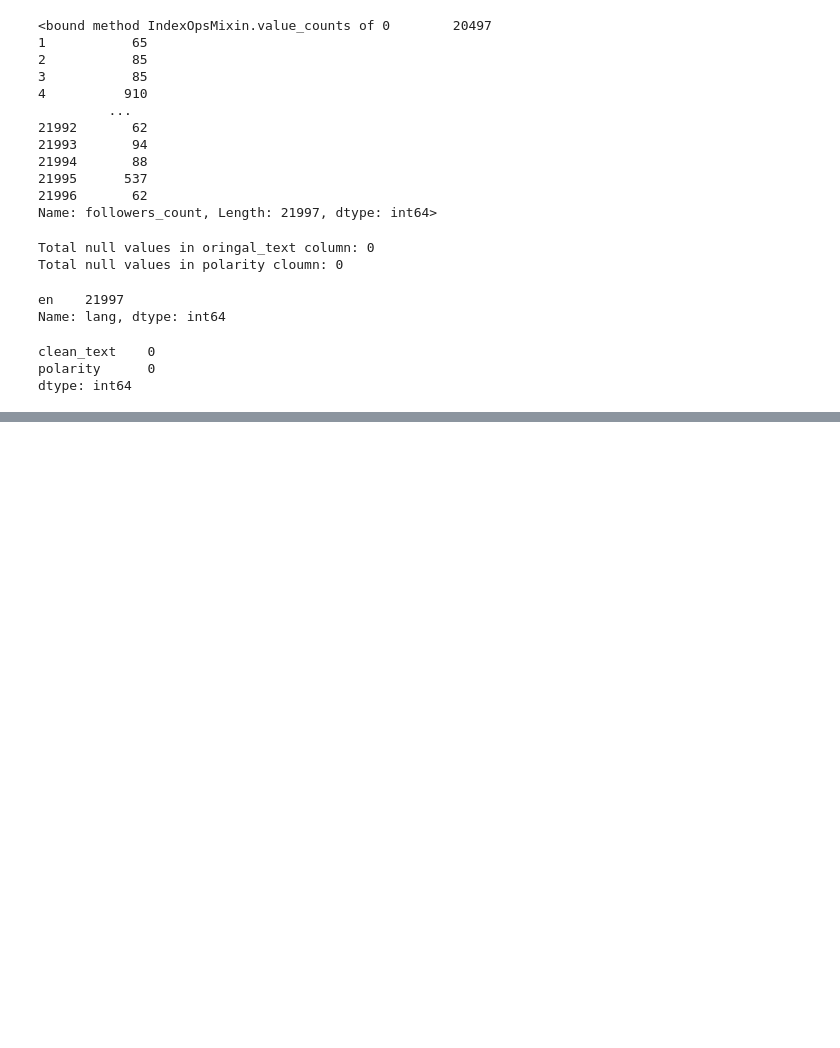
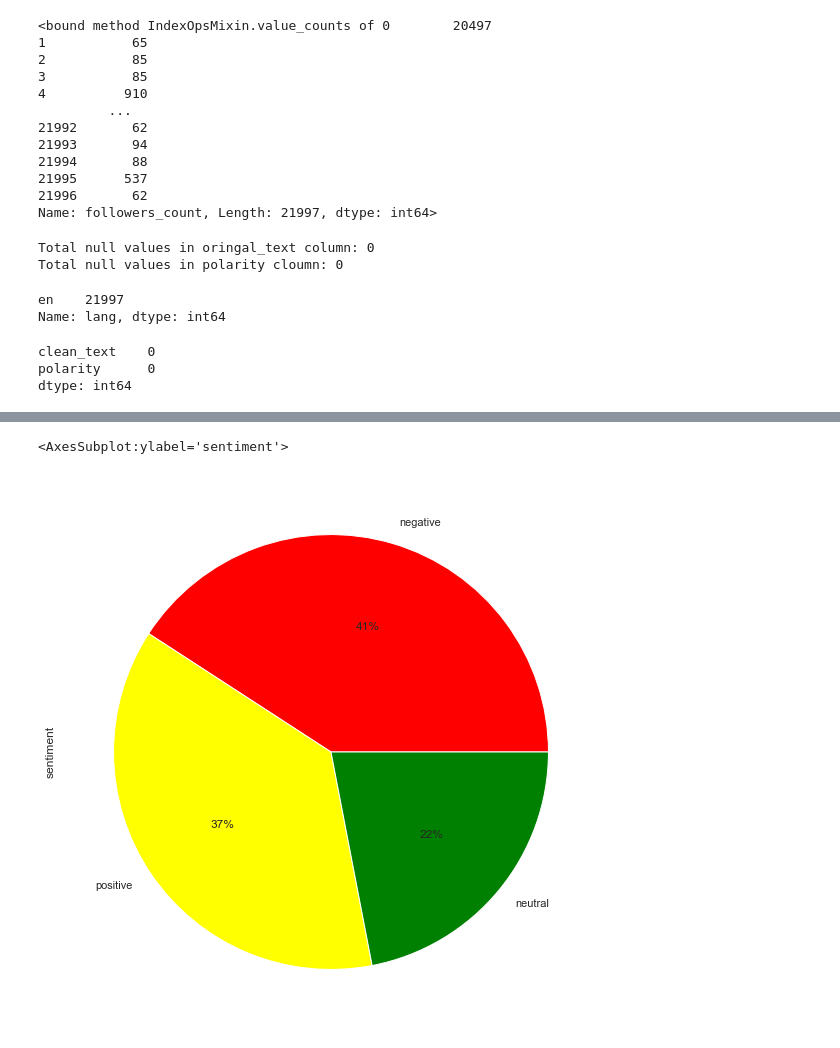
Before and after one commit to michaelgetachew-abebe/Twitter-Data-Analysis, a Jupyter notebook: Task_3/exploration_and_preprocessing.ipynb, the cells around one changed output, grey strips where cells are left out. Saved outputs shown, nothing was run; the diff lists cells and outputs as text; code cells hidden in the pictures; blank space fills up the shorter version.

```diff
--- a/Task_3/exploration_and_preprocessing.ipynb
+++ b/Task_3/exploration_and_preprocessing.ipynb
@@ -188,0 +346,13 @@ NameError: name 'WordCloud' is not defined
+# %%
+# plot params
+plot_size = plt.rcParams["figure.figsize"]
+plot_size[0] = 8
+plot_size[1] = 6
+plt.rcParams["figure.figsize"] = plot_size
+# %%
+# Distribution of sentiments across all the tweets.
+sns.set(rc={'figure.figsize':(14,10)})
+cleanedTweet.sentiment.value_counts().plot(kind='pie', autopct='%1.0f%%', colors=["red", "yellow", "green"])
+# %% [output]
+<AxesSubplot:ylabel='sentiment'>
+[figure, added]
```
Also changed, not shown: parts of 22 cells of this notebook.
